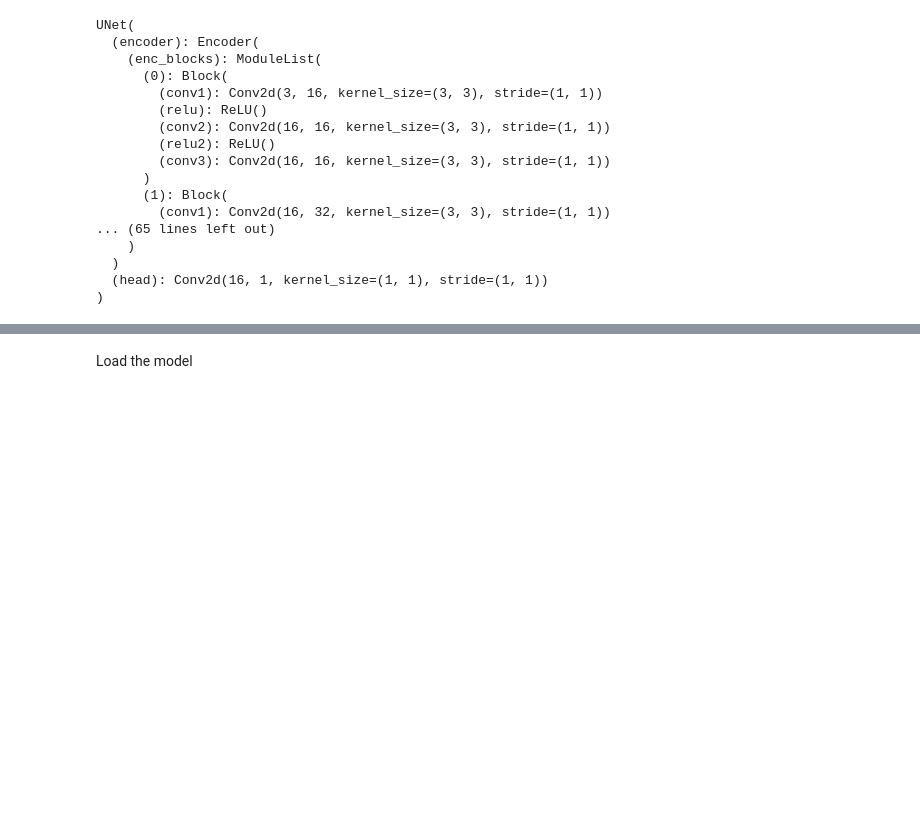
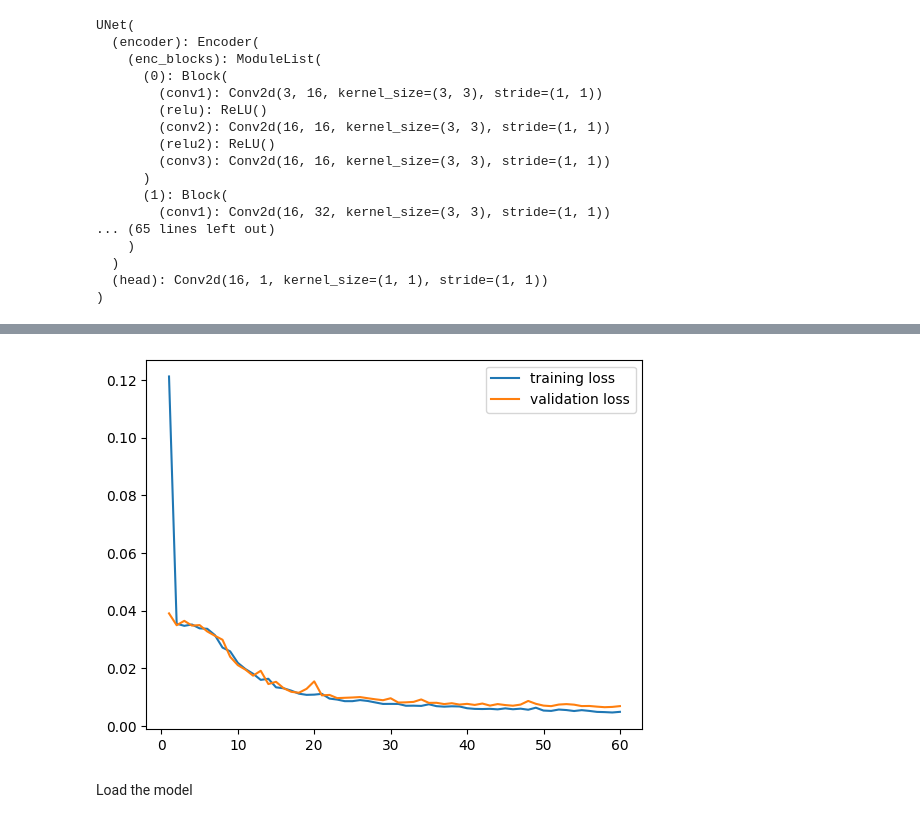
Before and after one commit to zemendes1/FLAME_SCOUT, a Jupyter notebook: Segmentation/FLAME_SCOUT_seg.ipynb, the cells around one changed output, grey strips where cells are left out. Drawn from its saved outputs; the diff is of its cells as text; code cells hidden in the pictures; blank space fills up the shorter version.

Commit message:
added some measures graphs

```diff
--- a/Segmentation/FLAME_SCOUT_seg.ipynb
+++ b/Segmentation/FLAME_SCOUT_seg.ipynb
@@ -308,6 +330,10 @@ def train(model, train_loader, val_loader, num_epochs, lr, device):
     # Move the model to the device
     model = nn.DataParallel(model)
     model = model.to(device)
+
+    ep = []
+    t_loss = []
+    v_loss = []
 
 
 
@@ -363,6 +389,9 @@ def train(model, train_loader, val_loader, num_epochs, lr, device):
             with open(file_path, 'a') as file:
                 # Assuming you have the variables epoch, epochs, training_loss, training_accuracy, val_loss, and accuracy defined
                 content = f"Epoch {epoch+1} ({epoch_time_str})- Training Loss: {average_loss:.4f} - Validation Loss: {average_val_loss:.4f}"
+                ep.append(epoch+1)
+                t_loss.append(average_loss)
+                v_loss.append(average_val_loss)
 
                 # Print the content to the console
                 print(content)
@@ -370,9 +399,16 @@ def train(model, train_loader, val_loader, num_epochs, lr, device):
                 # Write the content to the file
                 print(content, file=file)
 
+
     print("Training complete.")
+    return ep, t_loss,v_loss
 
 device = torch.device("cuda" if torch.cuda.is_available() else "cpu")
 
-train(model, train_loader, val_loader, num_epochs=100, lr=0.001, device=device)
+epochs, t_loss, val_loss = train(model, train_loader, val_loader, num_epochs=60, lr=0.001, device=device)
+
+plt.plot(epochs, t_loss, label = "training loss")
+plt.plot(epochs, val_loss, label = "validation loss")
+plt.legend()
+plt.show()
 # %% [output]
@@ -395,4 +431,5 @@ Epoch 100 (00:12.49)- Training Loss: 0.0028 - Validation Loss: 0.0064
 Training complete.
+[figure, added]
 # %% [markdown]
 Load the model
 # %%
```
Also changed, not shown: parts of 10 cells of this notebook, 1 other file.
